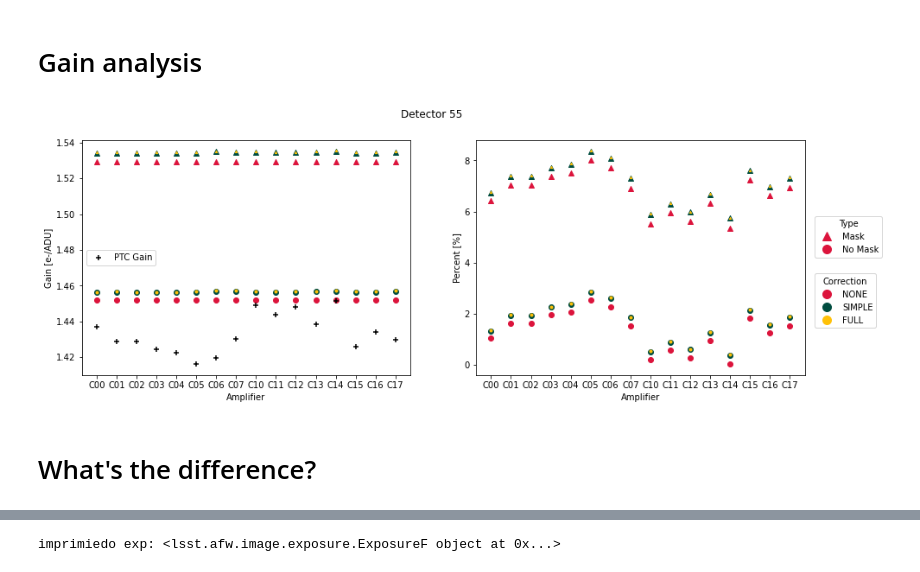
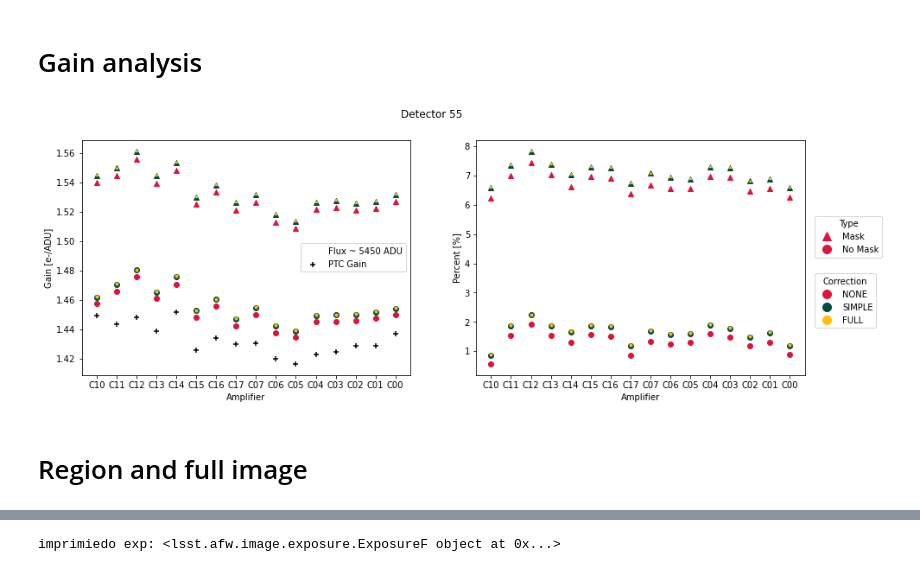
Before and after one commit to linagiraldom/Test, a Jupyter notebook: Gain_analysis.ipynb, the cells around one changed output, grey strips where cells are left out. Cells and saved outputs as stored; diff of their text form; code cells hidden in the pictures.

```diff
--- a/Gain_analysis.ipynb
+++ b/Gain_analysis.ipynb
@@ -379,0 +382,14 @@ exp2 = butler.get('cpPtcProc', detector=CCD, exposure=exposure_pairs[exp_index,
+# %%
+camera = butler.get("camera", instrument="LSSTCam")  ## Camera object
+for det in camera:
+    if det.getId() == CCD:
+        detector = det  ##Detector object
+
+amp_object = {}
+ampNames = []  ##Amplifier names
+
+for amp in detector:
+    amp_object[amp.getName()] = amp.getBBox()  ## Amplifier location
+    ampNames += [amp.getName()]
+
+amp_object
@@ -380,13 +413,12 @@ exp2 = butler.get('cpPtcProc', detector=CCD, exposure=exposure_pairs[exp_index,
 # %% [markdown]
 # Read-out noise
 # %%
-ampNames = ['C00', 'C01', 'C02','C03','C04','C05','C06', 'C07',
-           'C10', 'C11', 'C12','C13','C14','C15','C16', 'C17']
-
 readNoiseDict = {ampName: [] for ampName in ampNames}
 
 metadata1 = butler.get('isr_metadata', detector=CCD, instrument='LSSTCam', exposure=exposure_pairs[exp_index, 0])
 metadata2 = butler.get('isr_metadata', detector=CCD, instrument='LSSTCam', exposure=exposure_pairs[exp_index, 1])
+
+##Saving metadata for pair of flats
 metadata = [metadata1, metadata2]
 metadata
 
@@ -416,7 +448,7 @@ readNoiseDict
 # %% [markdown]
 # Gain analysis
 # %%
-def mask_nomask_func(amp, corr_type):
+def mask_nomask_func(amp, corr_type, region_obj):
     """
     This function calculates the gain using a pair of flats with and without mask in the image.
 
@@ -424,6 +456,9 @@ def mask_nomask_func(amp, corr_type):
     ----------
     amp: str with amplifier name, e.g. 'C00'
     corr_type: str, one of ['NONE', 'SIMPLE', 'FULL']
+    region_obj: `lsst.geom.Box2I`
+        Region of each exposure where to perform the calculations
+        (e.g, an amplifier).
 
     Returns
     -------
@@ -433,15 +468,16 @@ def mask_nomask_func(amp, corr_type):
     rel_mask: float, relative percentage error between gain from 'gain_mask' and PTC gain
     """
 
+    mask1, mask2, stat_c, mu1, mu2 = getImageAreasMasksStats(exp1, exp2, region=region_obj)
 
     if corr_type == 'NONE':
         gain_nomask = getGainFromFlatPair_noMask(exp1, exp2, correctionType='NONE',
-                                readNoise=None, region=None)
+                                readNoise=None, region=region_obj)
         gain_mask = getGainFromFlatPair(mask1, mask2, stat_c, mu1, mu2, correctionType='NONE',
                                                readNoise=None)
     else:
         gain_nomask = getGainFromFlatPair_noMask(exp1, exp2, correctionType=corr_type,
-                            readNoise=readNoiseDict[amp][0], region=None)
+                            readNoise=readNoiseDict[amp][0], region=region_obj)
         gain_mask = getGainFromFlatPair(mask1, mask2, stat_c, mu1, mu2, correctionType=corr_type,
                                            readNoise=readNoiseDict[amp][0])
     rel_nomask = abs(gain_nomask- ptc_gain[amp])/ptc_gain[amp]*100
@@ -458,9 +492,9 @@ none = [] #gain_nomask, gain_mask, rel_nomask, rel_mask
 simple = []
 full = []
 for amp in ampNames:
-    none += [mask_nomask_func(amp, 'NONE')]
-    simple += [mask_nomask_func(amp, 'SIMPLE')]
-    full += [mask_nomask_func(amp, 'FULL')]
+    none += [mask_nomask_func(amp, 'NONE', amp_object[amp])]
+    simple += [mask_nomask_func(amp, 'SIMPLE', amp_object[amp])]
+    full += [mask_nomask_func(amp, 'FULL', amp_object[amp])]
 # %%
 none = np.array(none)
 simple = np.array(simple)
@@ -473,36 +507,37 @@ axes[0].scatter(ampNames, simple[:,0], c= '#004D40')
 axes[0].scatter(ampNames, full[:,0], c= '#FFC107', marker = '.')
 
 axes[0].scatter(ampNames, none[:,1], c= 'crimson', marker = '^')
 axes[0].scatter(ampNames, simple[:,1], c= '#004D40',marker = '^')
 axes[0].scatter(ampNames, full[:,1], c= '#FFC107', marker = '^', s = 5)
 
-axes[0].scatter(ampNames, ptc_gain.values(), c='black', marker= '+', label='PTC Gain');
+axes[0].plot([], [], '.', label='Flux ~ 5450 ADU', ms = 0.5, color='white');
+axes[0].scatter(ptc_gain.keys(), ptc_gain.values(), c='black', marker= '+', label='PTC Gain');
 
 axes[1].scatter(ampNames, none[:,2], c= 'crimson')
 axes[1].scatter(ampNames, simple[:,2], c= '#004D40')
 axes[1].scatter(ampNames, full[:,2], c= '#FFC107', marker = '.')
 
 axes[1].scatter(ampNames, none[:,3], c= 'crimson', marker = '^')
 axes[1].scatter(ampNames, simple[:,3], c= '#004D40', marker = '^')
 axes[1].scatter(ampNames, full[:,3], c= '#FFC107', marker = '^', s = 5)
 
 for i in range(2):
     axes[i].set_xlabel('Amplifier')
 axes[0].set_ylabel('Gain [e-/ADU]')
 axes[1].set_ylabel('Percent [%]')
 
-axes[0].legend(loc='center left')
+axes[0].legend(loc='center right')
 
 t = plt.plot([],[], color="crimson", marker="^", ms=10, ls="")[0]
 c = plt.plot([],[], color="crimson", marker="o", ms=10, ls="")[0]
 lg1 = plt.legend(handles=[t,c], labels=['Mask','No Mask'],loc=(1.03,0.5), title="Type")
 axes[1].add_artist(lg1)
 n = plt.plot([],[], color="crimson", marker="o", ms=10, ls="")[0]
 s = plt.plot([],[], color='#004D40', marker="o", ms=10, ls="")[0]
 f = plt.plot([],[], color='#FFC107', marker="o", ms=10, ls="")[0]
 plt.legend(handles=[n,s,f], labels=['NONE','SIMPLE', 'FULL'],loc=(1.03,0.2), title="Correction");
 # %% [output]
-[figure, old version]
+[figure, new version]
 # %% [markdown]
-# What's the difference?
+# Region and full image
 # %%
```
Also changed, not shown: parts of 5 cells of this notebook.
